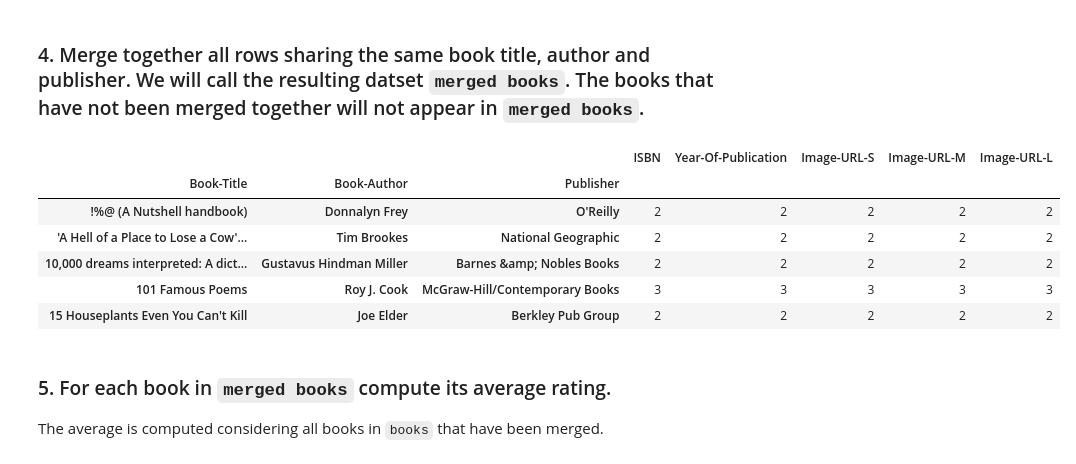
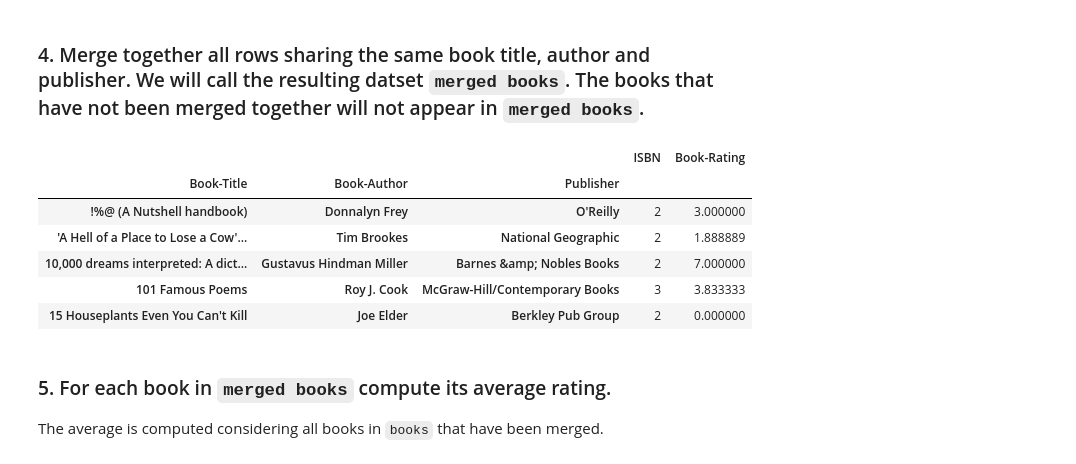
Before and after one commit to gianscuri/Computer_Science_Project_Pandas, a Jupyter notebook: progetto-2021.ipynb, the cells around one changed output. Saved outputs shown, nothing was run; the diff lists cells and outputs as text; code cells hidden in the pictures.

Commit message:
sistemati import books e punto 4

```diff
--- a/progetto-2021.ipynb
+++ b/progetto-2021.ipynb
@@ -31,18 +31,16 @@ users.shape
 # %% [output]
 (278858, 2)
 # %%
-books = pd.read_csv('https://github.com/gdv/foundationsCS/raw/master/progetti/2021/Books.csv.gz', compression = 'gzip', encoding = 'latin-1', sep = ';', dtype = {'ISBN': 'string',
-                                                                                                                                                                                      'Book-title': 'string',
-                                                                                                                                                                                      'Book-Author': 'string',
-                                                                                                                                                                                      'Year-Of-Publication': 'string',
-                                                                                                                                                                                      'Publisher': 'string',
-                                                                                                                                                                                      'Image-URL-S': 'string',
-                                                                                                                                                                                      'Image-URL-M': 'string',
-                                                                                                                                                                                      'Image-URL-L': 'string',
-                                                                                                                                                                                     })
-books.shape
+books = pd.read_csv('https://github.com/gdv/foundationsCS/raw/master/progetti/2021/Books.csv.gz', compression = 'gzip', escapechar="\\", encoding = 'latin-1', sep = ';', dtype = {'ISBN': 'string',
+                                                                                                                                                                  'Book-title': 'string',
+                                                                                                                                                                  'Book-Author': 'string',
+                                                                                                                                                                  'Year-Of-Publication': 'int',
+                                                                                                                                                                  'Publisher': 'string',
+                                                                                                                                                                  'Image-URL-S': 'string',
+                                                                                                                                                                  'Image-URL-M': 'string',
+                                                                                                                                                                  'Image-URL-L': 'string',
+                                                                                                                                                                 })
+books.head()
 
-# modificare year in integer (ci sono 3 righe problematiche)
-# books[books['Year-Of-Publication'].str.contains('\D+')]
 # index_col = 'ISBN'
 # %% [output]
@@ -150,19 +153,22 @@ goodbooks[['isbn', 'average_rating']].head()
 # %% [markdown]
 ### 4. Merge together all rows sharing the same book title, author and publisher. We will call the resulting datset `merged books`. The books that have not been merged together will not appear in `merged books`.
 # %%
-merged_books = books.groupby(['Book-Title', 'Book-Author', 'Publisher']).count()
+merged_books = pd.merge(books, book_ratings, on = 'ISBN', how = 'left')
+merged_books = merged_books.groupby(['Book-Title', 'Book-Author', 'Publisher']).agg({'ISBN': 'nunique', 'Book-Rating': 'mean'})
 merged_books = merged_books[merged_books['ISBN']>1]
 merged_books.head()
 
+# é giusto avg rating per il punto sotto? NO
+# per questo punto bisogna fixare l'import!
 # .loc o fancy indexing?
 # %% [output]
-|  |  |  | ISBN | Year-Of-Publication | Image-URL-S | Image-URL-M | Image-URL-L |
-| Book-Title | Book-Author | Publisher |  |  |  |  |  |
-| !%@ (A Nutshell handbook) | Donnalyn Frey | O'Reilly | 2 | 2 | 2 | 2 | 2 |
-| 'A Hell of a Place to Lose a Cow'... | Tim Brookes | National Geographic | 2 | 2 | 2 | 2 | 2 |
-| 10,000 dreams interpreted: A dict... | Gustavus Hindman Miller | Barnes &amp; Nobles Books | 2 | 2 | 2 | 2 | 2 |
-| 101 Famous Poems | Roy J. Cook | McGraw-Hill/Contemporary Books | 3 | 3 | 3 | 3 | 3 |
-| 15 Houseplants Even You Can't Kill | Joe Elder | Berkley Pub Group | 2 | 2 | 2 | 2 | 2 |
+|  |  |  | ISBN | Book-Rating |
+| Book-Title | Book-Author | Publisher |  |  |
+| !%@ (A Nutshell handbook) | Donnalyn Frey | O'Reilly | 2 | 3.000000 |
+| 'A Hell of a Place to Lose a Cow'... | Tim Brookes | National Geographic | 2 | 1.888889 |
+| 10,000 dreams interpreted: A dict... | Gustavus Hindman Miller | Barnes &amp; Nobles Books | 2 | 7.000000 |
+| 101 Famous Poems | Roy J. Cook | McGraw-Hill/Contemporary Books | 3 | 3.833333 |
+| 15 Houseplants Even You Can't Kill | Joe Elder | Berkley Pub Group | 2 | 0.000000 |
 # %% [markdown]
 ### 5. For each book in `merged books` compute its average rating.
 
```
Also changed, not shown: parts of 2 cells of this notebook.
